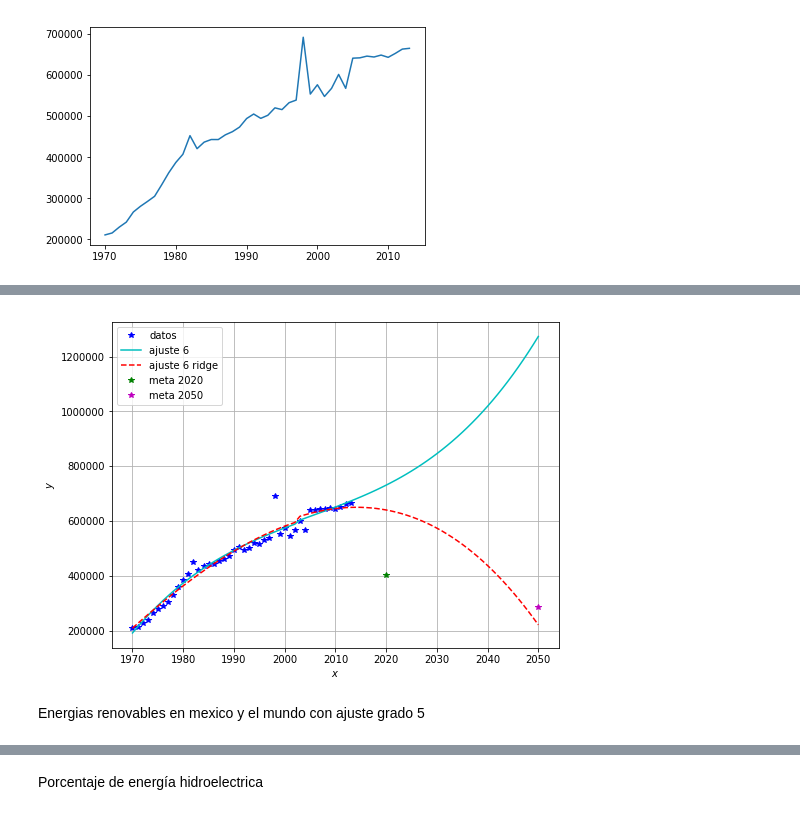
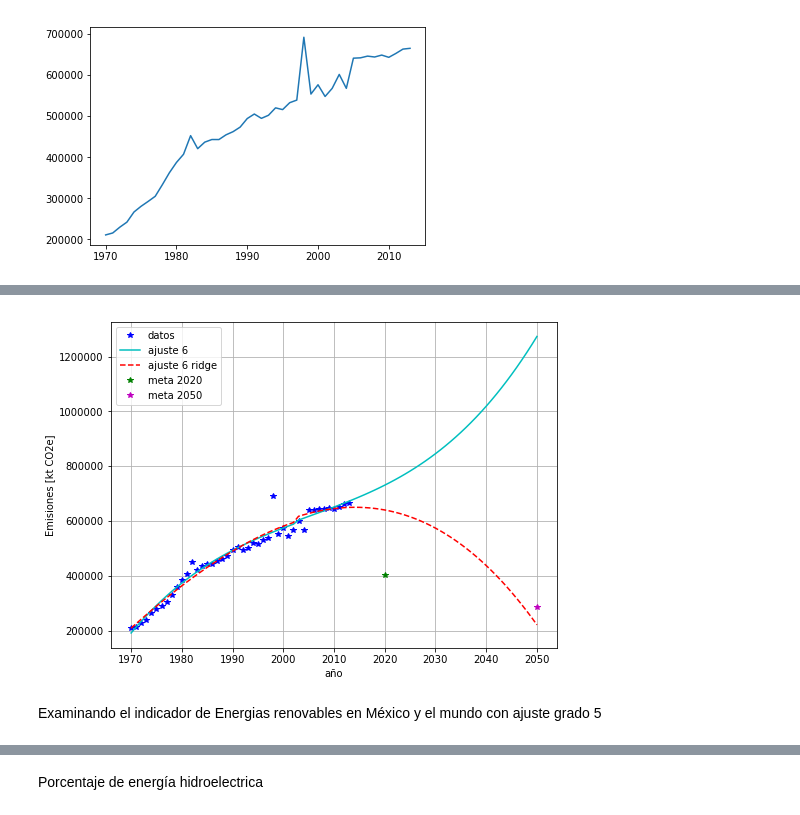
Before and after one commit to AndreaOrtizM/ProyectoModulo3_OrtizA_AcostaE_ChiquitoE, a Jupyter notebook: ProyectoModulo3_OrtizA_AcostaE_ChiquitoE.ipynb, the cells around one changed output, grey strips where cells are left out. Saved outputs shown, nothing was run; the diff lists cells and outputs as text; code cells hidden in the pictures.

```diff
--- a/ProyectoModulo3_OrtizA_AcostaE_ChiquitoE.ipynb
+++ b/ProyectoModulo3_OrtizA_AcostaE_ChiquitoE.ipynb
@@ -187,21 +192,21 @@ plt.show()
 # %%
 xf = np.arange(1970, 2051, dtype="int64")
 yf_ridge = np.array([xf**i for i in range(n+1)]).T.dot(beta20_ridge)
 yf = beta.dot(np.array([xf**i for i in range(n+1)]))
 
 plt.figure(figsize=(8,6))
 plt.plot(x, y, '*b', label = 'datos')
 plt.plot(xf, yf, '-c', label = 'ajuste %i'%n)
 plt.plot(xf, yf_ridge, '--r', label = 'ajuste %i ridge'%n)
 plt.plot(2020,403542.664, '*g', label = 'meta 2020')
 plt.plot(2050,288244.76, '*m', label = 'meta 2050')
 plt.legend(loc = 'best')
-plt.xlabel('$x$')
-plt.ylabel('$y$')
+plt.xlabel('año')
+plt.ylabel('Emisiones [kt CO2e]')
 plt.grid()
 plt.show()
 # %% [output]
-[figure, old version]
+[figure, new version]
 # %% [markdown]
-Energias renovables en mexico y el mundo con ajuste grado 5
+Examinando el indicador de Energias renovables en México y el mundo con ajuste grado 5
 # %%
```
Also changed, not shown: parts of 13 cells of this notebook, 2 other files.
